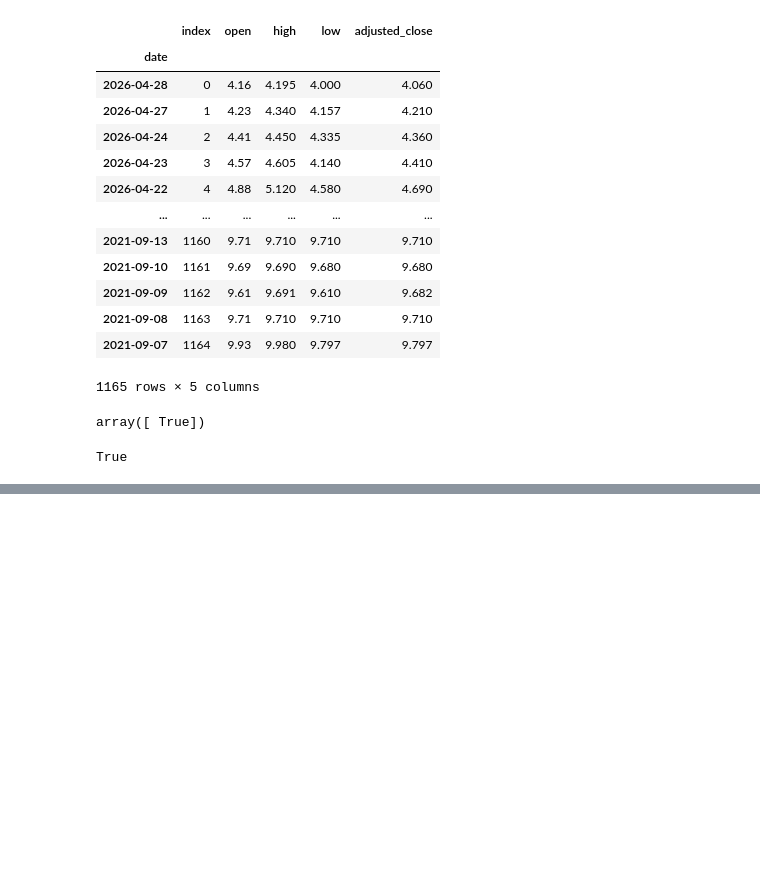
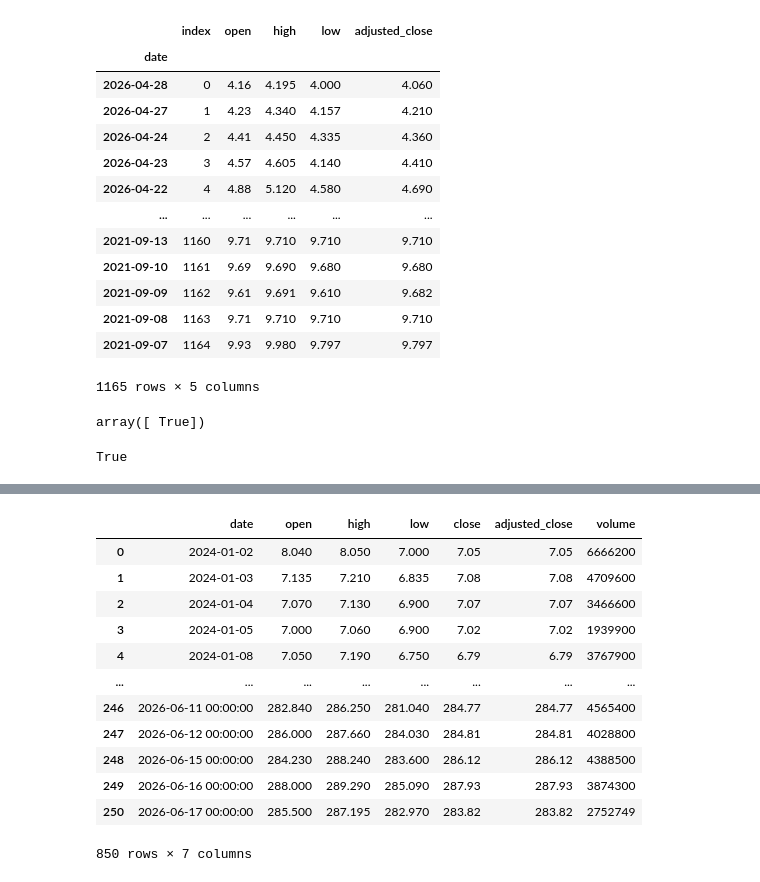
Before and after one commit to Thomas-Nguyen12/NewsApplication, a Jupyter notebook: notebooks/test_vinfast_forecaster.ipynb, the cells around one changed output, grey strips where cells are left out. Cells and saved outputs as stored; diff of their text form; code cells hidden in the pictures; blank space fills up the shorter version.

```diff
--- a/notebooks/test_vinfast_forecaster.ipynb
+++ b/notebooks/test_vinfast_forecaster.ipynb
@@ -252,0 +366,18 @@ True
+# %%
+df = pd.concat([df, eod_data],axis=0)
+# %%
+df
+# %% [output]
+|  | date | open | high | low | close | adjusted_close | volume |
+| 0 | 2024-01-02 | 8.040 | 8.050 | 7.000 | 7.05 | 7.05 | 6666200 |
+| 1 | 2024-01-03 | 7.135 | 7.210 | 6.835 | 7.08 | 7.08 | 4709600 |
+| 2 | 2024-01-04 | 7.070 | 7.130 | 6.900 | 7.07 | 7.07 | 3466600 |
+| 3 | 2024-01-05 | 7.000 | 7.060 | 6.900 | 7.02 | 7.02 | 1939900 |
+| 4 | 2024-01-08 | 7.050 | 7.190 | 6.750 | 6.79 | 6.79 | 3767900 |
+| ... | ... | ... | ... | ... | ... | ... | ... |
+| 246 | 2026-06-11 00:00:00 | 282.840 | 286.250 | 281.040 | 284.77 | 284.77 | 4565400 |
+| 247 | 2026-06-12 00:00:00 | 286.000 | 287.660 | 284.030 | 284.81 | 284.81 | 4028800 |
+| 248 | 2026-06-15 00:00:00 | 284.230 | 288.240 | 283.600 | 286.12 | 286.12 | 4388500 |
+| 249 | 2026-06-16 00:00:00 | 288.000 | 289.290 | 285.090 | 287.93 | 287.93 | 3874300 |
+| 250 | 2026-06-17 00:00:00 | 285.500 | 287.195 | 282.970 | 283.82 | 283.82 | 2752749 |
+850 rows × 7 columns
```
Also changed, not shown: parts of 13 cells of this notebook, 5 other files.
